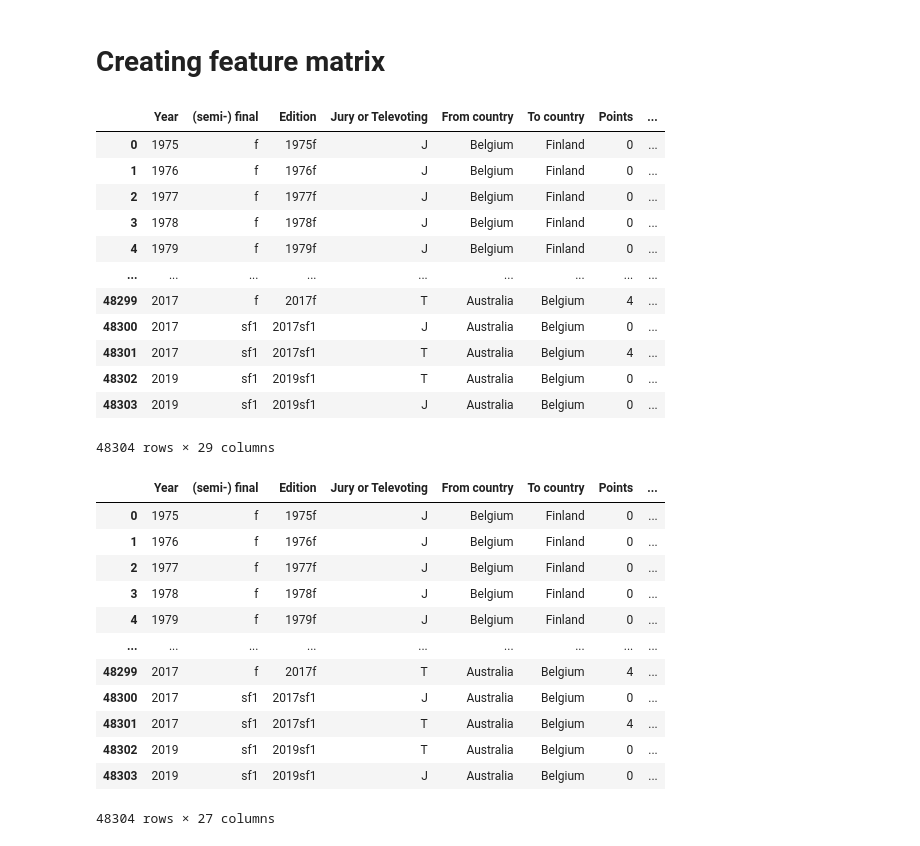
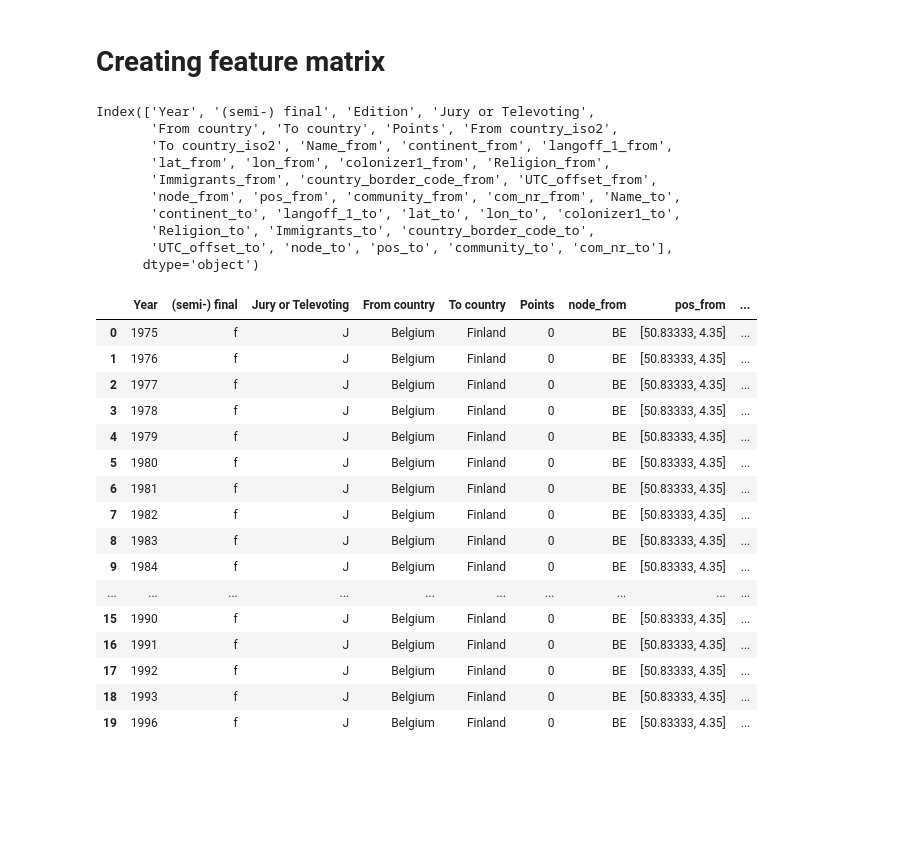
Before and after one commit to VLjoris/MDA-Eurovision-project---Group-Iceland, a Jupyter notebook: Eurovision project Notebook.ipynb, the cells around one changed output. Drawn from its saved outputs; the diff is of its cells as text; code cells hidden in the pictures; blank space fills up the shorter version.

```diff
--- a/Eurovision project Notebook.ipynb
+++ b/Eurovision project Notebook.ipynb
@@ -846,21 +905,18 @@ df_from = df_features.add_suffix('_from')
 df_to = df_features.add_suffix('_to')
 dataframe = df_esc.merge(df_from, left_on='From country_iso2', right_on='Code')
 dataframe = dataframe.merge(df_to, left_on='To country_iso2', right_on='Code')
-dataframe
+dataframe.columns
 # %% [output]
-|  | Year | (semi-) final | Edition | Jury or Televoting | From country | To country | Points | ... |
-| 0 | 1975 | f | 1975f | J | Belgium | Finland | 0 | ... |
-| 1 | 1976 | f | 1976f | J | Belgium | Finland | 0 | ... |
-| 2 | 1977 | f | 1977f | J | Belgium | Finland | 0 | ... |
-| 3 | 1978 | f | 1978f | J | Belgium | Finland | 0 | ... |
-| 4 | 1979 | f | 1979f | J | Belgium | Finland | 0 | ... |
-| ... | ... | ... | ... | ... | ... | ... | ... | ... |
-| 48299 | 2017 | f | 2017f | T | Australia | Belgium | 4 | ... |
-| 48300 | 2017 | sf1 | 2017sf1 | J | Australia | Belgium | 0 | ... |
-| 48301 | 2017 | sf1 | 2017sf1 | T | Australia | Belgium | 4 | ... |
-| 48302 | 2019 | sf1 | 2019sf1 | T | Australia | Belgium | 0 | ... |
-| 48303 | 2019 | sf1 | 2019sf1 | J | Australia | Belgium | 0 | ... |
-48304 rows × 29 columns
+Index(['Year', '(semi-) final', 'Edition', 'Jury or Televoting',
+       'From country', 'To country', 'Points', 'From country_iso2',
+       'To country_iso2', 'Name_from', 'continent_from', 'langoff_1_from',
+       'lat_from', 'lon_from', 'colonizer1_from', 'Religion_from',
+       'Immigrants_from', 'country_border_code_from', 'UTC_offset_from',
+       'node_from', 'pos_from', 'community_from', 'com_nr_from', 'Name_to',
+       'continent_to', 'langoff_1_to', 'lat_to', 'lon_to', 'colonizer1_to',
+       'Religion_to', 'Immigrants_to', 'country_border_code_to',
+       'UTC_offset_to', 'node_to', 'pos_to', 'community_to', 'com_nr_to'],
+      dtype='object')
 # %%
 dataframe.loc[dataframe['Religion_from'] == dataframe['Religion_to'], 'religion'] = 1
 dataframe.loc[dataframe['Religion_from'] != dataframe['Religion_to'], 'religion'] = 0
@@ -873,8 +929,8 @@ dataframe.loc[dataframe['colonizer1_to'] == dataframe['colonizer1_from'], 'colon
 dataframe.loc[dataframe['colonizer1_to'] != dataframe['colonizer1_from'], 'colonizer'] = 0
 
 #If the most common origin of the immigrants of the from country is the same as to country = 1
-dataframe.loc[dataframe['Most Common Country of Origin of Immigrants_from'] == dataframe['To country'], 'immigrants'] = 1
-dataframe.loc[dataframe['Most Common Country of Origin of Immigrants_from'] != dataframe['To country'], 'immigrants'] = 0
+dataframe.loc[dataframe['Immigrants_from'] == dataframe['To country'], 'immigrants'] = 1
+dataframe.loc[dataframe['Immigrants_from'] != dataframe['To country'], 'immigrants'] = 0
 
 #Same continent, same timezone (could be approximation for bordering countries)
 dataframe.loc[dataframe['continent_from'] == dataframe['continent_to'], 'continent'] = 1
@@ -882,20 +938,9 @@ dataframe.loc[dataframe['continent_from'] != dataframe['continent_to'], 'contine
 
 dataframe.loc[dataframe['UTC_offset_from'] == dataframe['UTC_offset_to'], 'timezone'] = 1
 dataframe.loc[dataframe['UTC_offset_from'] != dataframe['UTC_offset_to'], 'timezone'] = 0
+
+dataframe.loc[dataframe['com_nr_from'] == dataframe['com_nr_to'], 'community'] = 1
+dataframe.loc[dataframe['com_nr_from'] != dataframe['com_nr_to'], 'community'] = 0
-# %% [output]
-|  | Year | (semi-) final | Edition | Jury or Televoting | From country | To country | Points | ... |
-| 0 | 1975 | f | 1975f | J | Belgium | Finland | 0 | ... |
-| 1 | 1976 | f | 1976f | J | Belgium | Finland | 0 | ... |
-| 2 | 1977 | f | 1977f | J | Belgium | Finland | 0 | ... |
-| 3 | 1978 | f | 1978f | J | Belgium | Finland | 0 | ... |
-| 4 | 1979 | f | 1979f | J | Belgium | Finland | 0 | ... |
-| ... | ... | ... | ... | ... | ... | ... | ... | ... |
-| 48299 | 2017 | f | 2017f | T | Australia | Belgium | 4 | ... |
-| 48300 | 2017 | sf1 | 2017sf1 | J | Australia | Belgium | 0 | ... |
-| 48301 | 2017 | sf1 | 2017sf1 | T | Australia | Belgium | 4 | ... |
-| 48302 | 2019 | sf1 | 2019sf1 | T | Australia | Belgium | 0 | ... |
-| 48303 | 2019 | sf1 | 2019sf1 | J | Australia | Belgium | 0 | ... |
-48304 rows × 27 columns
 # %%
 def distance(lat1, lat2, lon1, lon2):
     # Numpy includes a function
@@ -936,9 +981,27 @@ lon2 = dataframe['lon_to']
 dataframe['distance'] = distance(lat1, lat2, lon1, lon2)
 # %%
 dataframe = dataframe.drop(columns=['lat_from', 'lat_to', 'lon_from', 'lon_to', 'langoff_1_from', 'langoff_1_to', 'Religion_from', 'Religion_to', 'Name_from', 'Name_to', 'country_border_code_to', 'country_border_code_from',
-                                   'UTC_offset_from', 'UTC_offset_to', 'continent_from', 'continent_to', 'Edition', 'From country_iso2', 'To country_iso2', 'Most Common Country of Origin of Immigrants_to',
-                                   'Most Common Country of Origin of Immigrants_from', 'colonizer1_from', 'colonizer1_to'])
+                                   'UTC_offset_from', 'UTC_offset_to', 'continent_from', 'continent_to', 'Edition', 'From country_iso2', 'To country_iso2', 'Immigrants_to',
+                                   'Immigrants_from', 'colonizer1_from', 'colonizer1_to', 'community_from', 'community_to', 'com_nr_from', 'com_nr_to'])
 dataframe.head(n=20)
+# %% [output]
+|  | Year | (semi-) final | Jury or Televoting | From country | To country | Points | node_from | pos_from | ... |
+| 0 | 1975 | f | J | Belgium | Finland | 0 | BE | [50.83333, 4.35] | ... |
+| 1 | 1976 | f | J | Belgium | Finland | 0 | BE | [50.83333, 4.35] | ... |
+| 2 | 1977 | f | J | Belgium | Finland | 0 | BE | [50.83333, 4.35] | ... |
+| 3 | 1978 | f | J | Belgium | Finland | 0 | BE | [50.83333, 4.35] | ... |
+| 4 | 1979 | f | J | Belgium | Finland | 0 | BE | [50.83333, 4.35] | ... |
+| 5 | 1980 | f | J | Belgium | Finland | 0 | BE | [50.83333, 4.35] | ... |
+| 6 | 1981 | f | J | Belgium | Finland | 0 | BE | [50.83333, 4.35] | ... |
+| 7 | 1982 | f | J | Belgium | Finland | 0 | BE | [50.83333, 4.35] | ... |
+| 8 | 1983 | f | J | Belgium | Finland | 0 | BE | [50.83333, 4.35] | ... |
+| 9 | 1984 | f | J | Belgium | Finland | 0 | BE | [50.83333, 4.35] | ... |
+| ... | ... | ... | ... | ... | ... | ... | ... | ... | ... |
+| 15 | 1990 | f | J | Belgium | Finland | 0 | BE | [50.83333, 4.35] | ... |
+| 16 | 1991 | f | J | Belgium | Finland | 0 | BE | [50.83333, 4.35] | ... |
+| 17 | 1992 | f | J | Belgium | Finland | 0 | BE | [50.83333, 4.35] | ... |
+| 18 | 1993 | f | J | Belgium | Finland | 0 | BE | [50.83333, 4.35] | ... |
+| 19 | 1996 | f | J | Belgium | Finland | 0 | BE | [50.83333, 4.35] | ... |
 # %%
 dataframe['religion'].value_counts()
 # %% [output]
```
Also changed, not shown: parts of 26 cells of this notebook.
